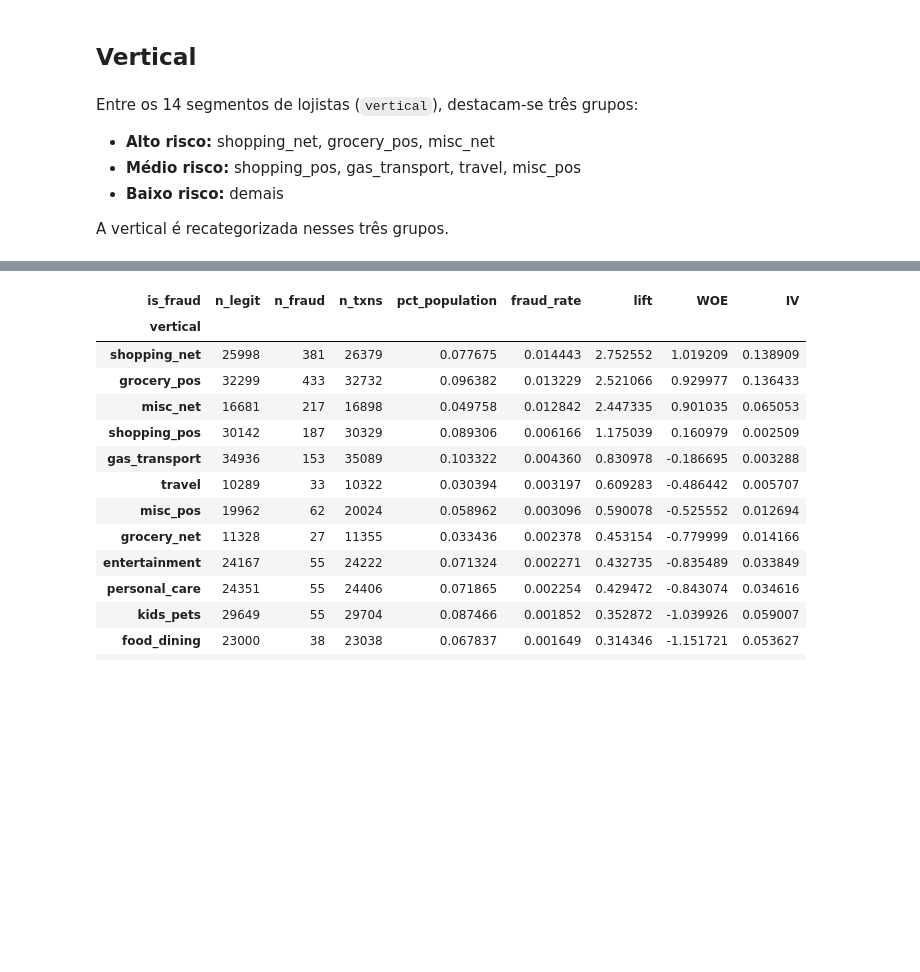
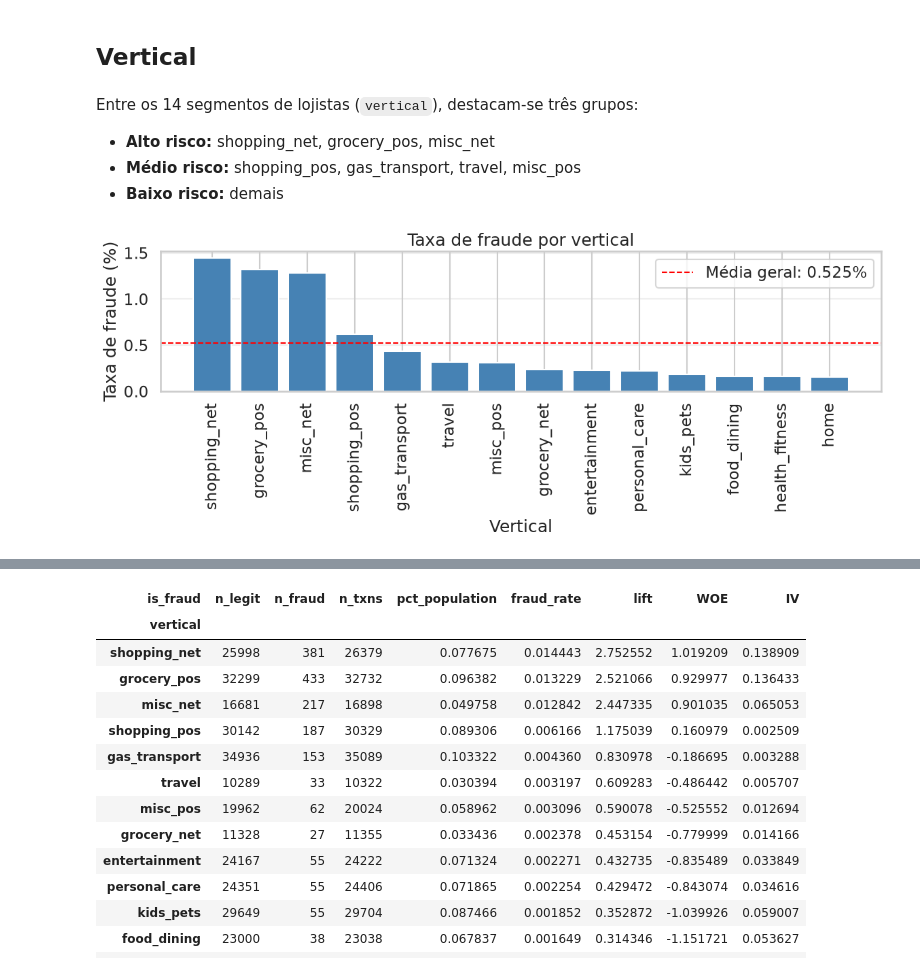
Before and after one commit to bmservilha/nuvemshop_case, a Jupyter notebook: notebooks/1_EDA_revisado.ipynb, the cells around one changed output, grey strips where cells are left out. Cells and saved outputs as stored; diff of their text form; code cells hidden in the pictures; blank space fills up the shorter version.

```diff
--- a/notebooks/1_EDA_revisado.ipynb
+++ b/notebooks/1_EDA_revisado.ipynb
@@ -443,5 +455,36 @@ Entre os 14 segmentos de lojistas (`vertical`), destacam-se três grupos:
 * **Alto risco:** shopping_net, grocery_pos, misc_net
 * **Médio risco:** shopping_pos, gas_transport, travel, misc_pos
 * **Baixo risco:** demais
-
-A vertical é recategorizada nesses três grupos.
+# %%
+fraud_by_vertical = raw.groupby("vertical")["is_fraud"].mean() * 100
+overall_fraud_rate_pct = raw["is_fraud"].mean() * 100
+
+fig, ax = plt.subplots(figsize=(12, 5))
+fraud_by_vertical = (
+    raw.groupby("vertical")["is_fraud"]
+    .mean()
+    .sort_values(ascending=False)
+    * 100
+)
+
+x = fraud_by_vertical.index.to_list()
+y = fraud_by_vertical.to_numpy(dtype=float)
+ax.bar(x, y, color="steelblue")
+ax.axhline(
+    overall_fraud_rate_pct,
+    color="red",
+    linestyle="--",
+    linewidth=1.5,
+    label=f"Média geral: {overall_fraud_rate_pct:.3f}%",
+)
+
+ax.set_title("Taxa de fraude por vertical")
+ax.set_xlabel("Vertical")
+ax.set_ylabel("Taxa de fraude (%)")
+ax.tick_params(axis="x", rotation=90)
+ax.legend()
+ax.grid(axis="y", alpha=0.3)
+plt.tight_layout()
+plt.show()
+# %% [output]
+[figure, added]
```
Also changed, not shown: parts of 49 cells of this notebook, 14 other files.
